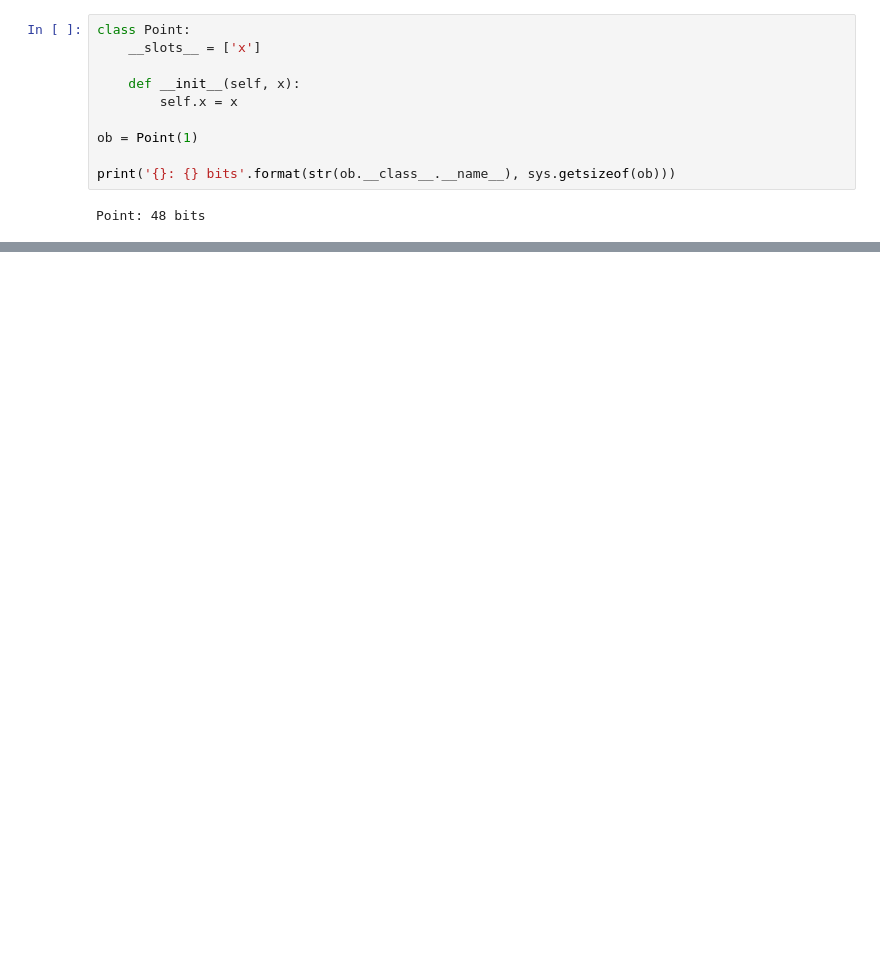
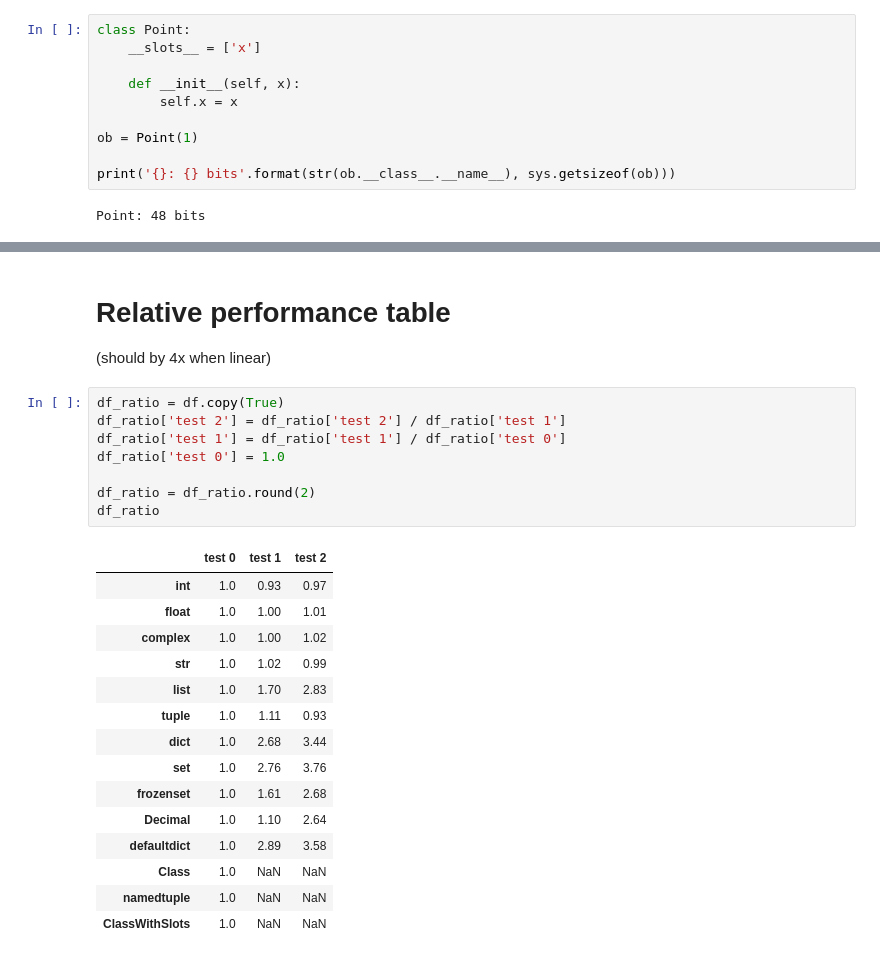
Before and after one commit to dsysoev/fun-with-python, a Jupyter notebook: python_types/memory and performance.ipynb, the cells around one changed output, grey strips where cells are left out. Saved outputs shown, nothing was run; the diff lists cells and outputs as text; blank space fills up the shorter version.

```diff
--- a/python_types/memory and performance.ipynb
+++ b/python_types/memory and performance.ipynb
@@ -396,0 +534,28 @@ Point: 48 bits
+# %% [markdown]
+# Relative performance table
+
+(should by 4x when linear)
+# %%
+df_ratio = df.copy(True)
+df_ratio['test 2'] = df_ratio['test 2'] / df_ratio['test 1']
+df_ratio['test 1'] = df_ratio['test 1'] / df_ratio['test 0']
+df_ratio['test 0'] = 1.0
+
+df_ratio = df_ratio.round(2)
+df_ratio
+# %% [output]
+|  | test 0 | test 1 | test 2 |
+| int | 1.0 | 0.93 | 0.97 |
+| float | 1.0 | 1.00 | 1.01 |
+| complex | 1.0 | 1.00 | 1.02 |
+| str | 1.0 | 1.02 | 0.99 |
+| list | 1.0 | 1.70 | 2.83 |
+| tuple | 1.0 | 1.11 | 0.93 |
+| dict | 1.0 | 2.68 | 3.44 |
+| set | 1.0 | 2.76 | 3.76 |
+| frozenset | 1.0 | 1.61 | 2.68 |
+| Decimal | 1.0 | 1.10 | 2.64 |
+| defaultdict | 1.0 | 2.89 | 3.58 |
+| Class | 1.0 | NaN | NaN |
+| namedtuple | 1.0 | NaN | NaN |
+| ClassWithSlots | 1.0 | NaN | NaN |
```
Also changed, not shown: parts of 52 cells of this notebook.
